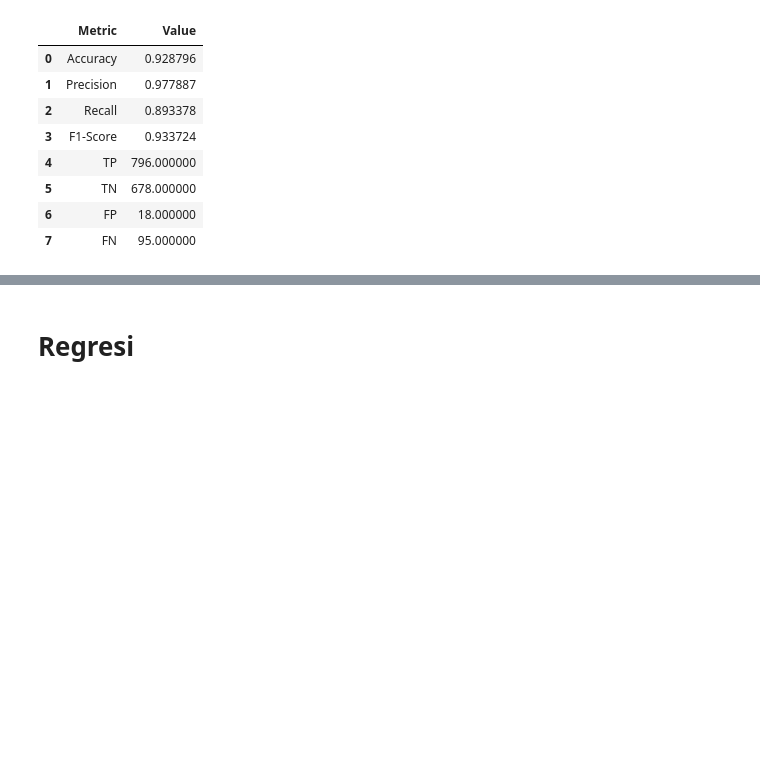
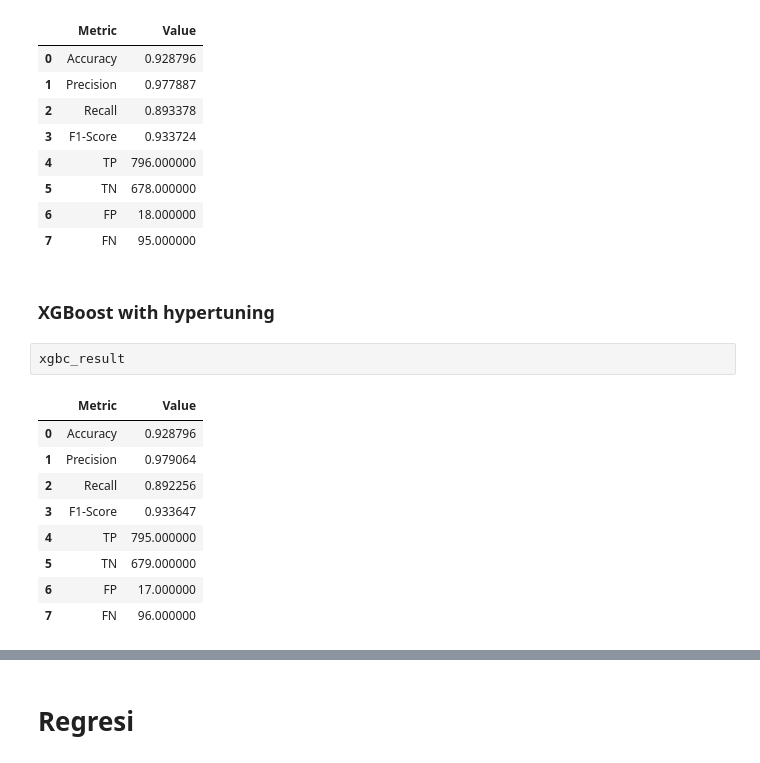
Before and after one commit to kasdead-4432/kasdead, a Jupyter notebook: final/kasdead.ipynb, the cells around one changed output, grey strips where cells are left out. Cells and saved outputs as stored; diff of their text form; blank space fills up the shorter version.

```diff
--- a/final/kasdead.ipynb
+++ b/final/kasdead.ipynb
@@ -601,3 +790,17 @@ rf_result
 | 5 | TN | 678.000000 |
 | 6 | FP | 18.000000 |
 | 7 | FN | 95.000000 |
+# %% [markdown]
+### XGBoost with hypertuning
+# %%
+xgbc_result
+# %% [output]
+|  | Metric | Value |
+| 0 | Accuracy | 0.928796 |
+| 1 | Precision | 0.979064 |
+| 2 | Recall | 0.892256 |
+| 3 | F1-Score | 0.933647 |
+| 4 | TP | 795.000000 |
+| 5 | TN | 679.000000 |
+| 6 | FP | 17.000000 |
+| 7 | FN | 96.000000 |
```
Also changed, not shown: parts of 28 cells of this notebook, 1 other file.
